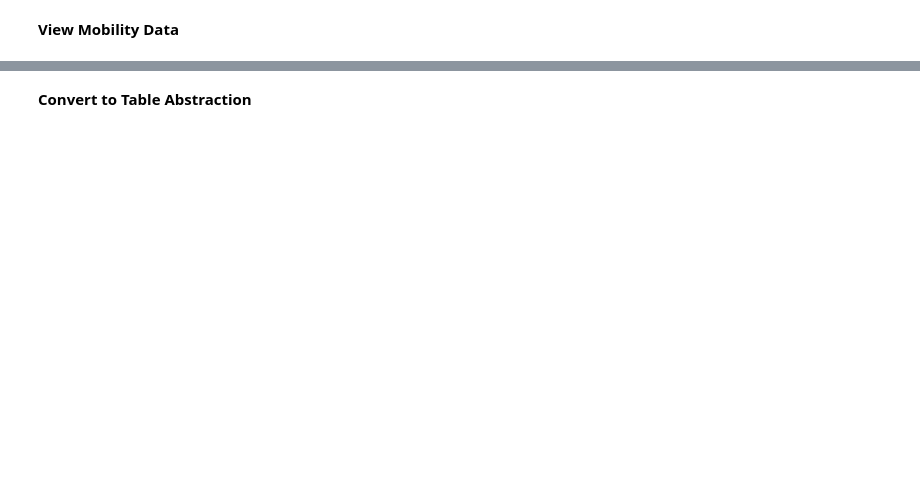
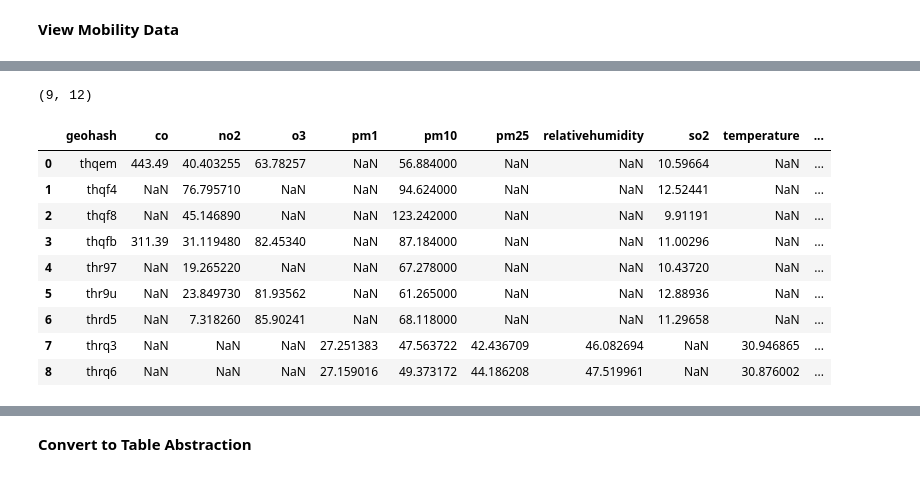
Before and after one commit to Dr-Isam-ALJAWARNEH/fds-project-geoairmob, a Jupyter notebook: Code/GEOCODE.ipynb, the cells around one changed output, grey strips where cells are left out. Cells and saved outputs as stored; diff of their text form; code cells hidden in the pictures; blank space fills up the shorter version.

```diff
--- a/Code/GEOCODE.ipynb
+++ b/Code/GEOCODE.ipynb
@@ -150,6 +230,19 @@ print(" Common geohashes:", sorted(list(common_geos)))
 # %%
+merged_df = pollution_summary.merge(mobility_summary, on='geohash', how='inner')
 filtered_df = merged_df[merged_df['geohash'].isin(common_geos)].copy()
 print(filtered_df.shape)
 filtered_df.head(10)
+# %% [output]
+(9, 12)
+|  | geohash | co | no2 | o3 | pm1 | pm10 | pm25 | relativehumidity | so2 | temperature | ... |
+| 0 | thqem | 443.49 | 40.403255 | 63.78257 | NaN | 56.884000 | NaN | NaN | 10.59664 | NaN | ... |
+| 1 | thqf4 | NaN | 76.795710 | NaN | NaN | 94.624000 | NaN | NaN | 12.52441 | NaN | ... |
+| 2 | thqf8 | NaN | 45.146890 | NaN | NaN | 123.242000 | NaN | NaN | 9.91191 | NaN | ... |
+| 3 | thqfb | 311.39 | 31.119480 | 82.45340 | NaN | 87.184000 | NaN | NaN | 11.00296 | NaN | ... |
+| 4 | thr97 | NaN | 19.265220 | NaN | NaN | 67.278000 | NaN | NaN | 10.43720 | NaN | ... |
+| 5 | thr9u | NaN | 23.849730 | 81.93562 | NaN | 61.265000 | NaN | NaN | 12.88936 | NaN | ... |
+| 6 | thrd5 | NaN | 7.318260 | 85.90241 | NaN | 68.118000 | NaN | NaN | 11.29658 | NaN | ... |
+| 7 | thrq3 | NaN | NaN | NaN | 27.251383 | 47.563722 | 42.436709 | 46.082694 | NaN | 30.946865 | ... |
+| 8 | thrq6 | NaN | NaN | NaN | 27.159016 | 49.373172 | 44.186208 | 47.519961 | NaN | 30.876002 | ... |
 # %%
 merged_df.dtypes
```
Also changed, not shown: parts of 20 cells of this notebook.
